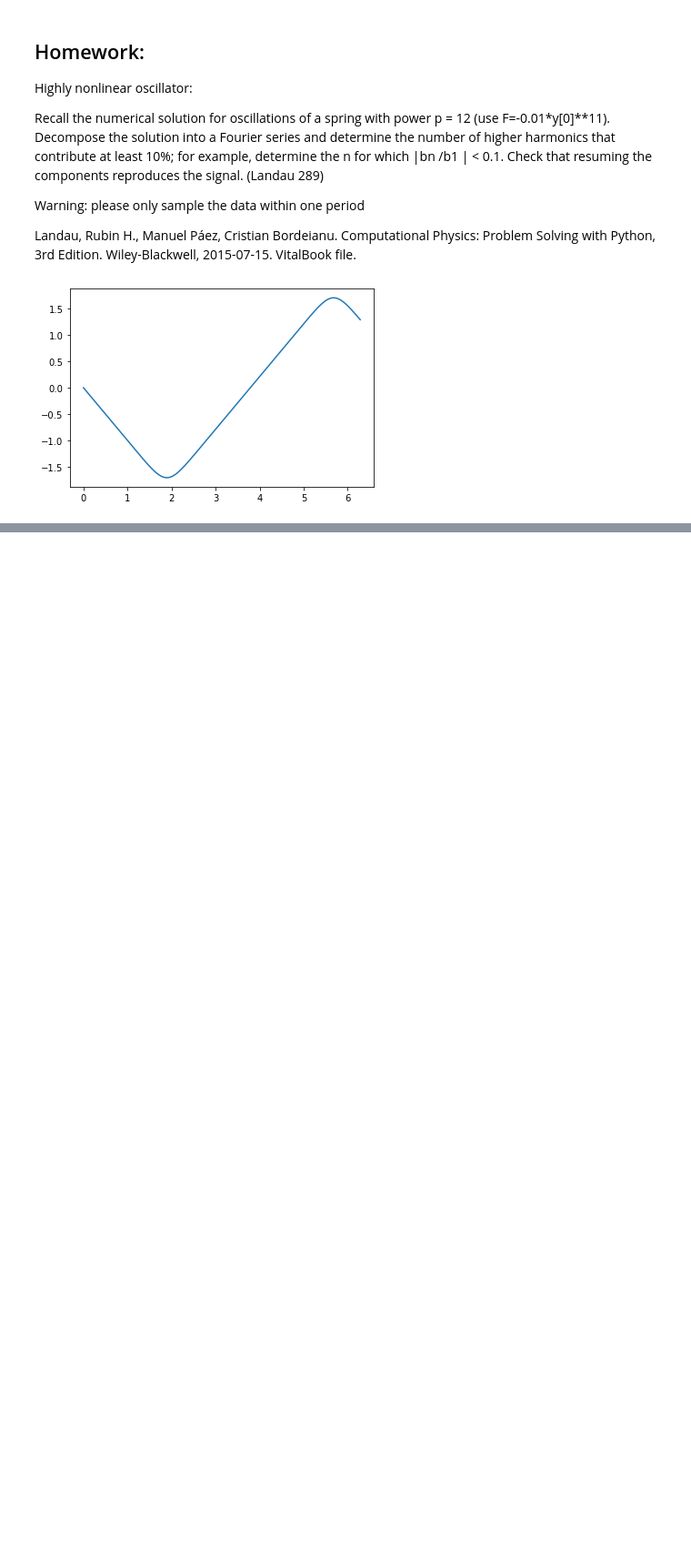
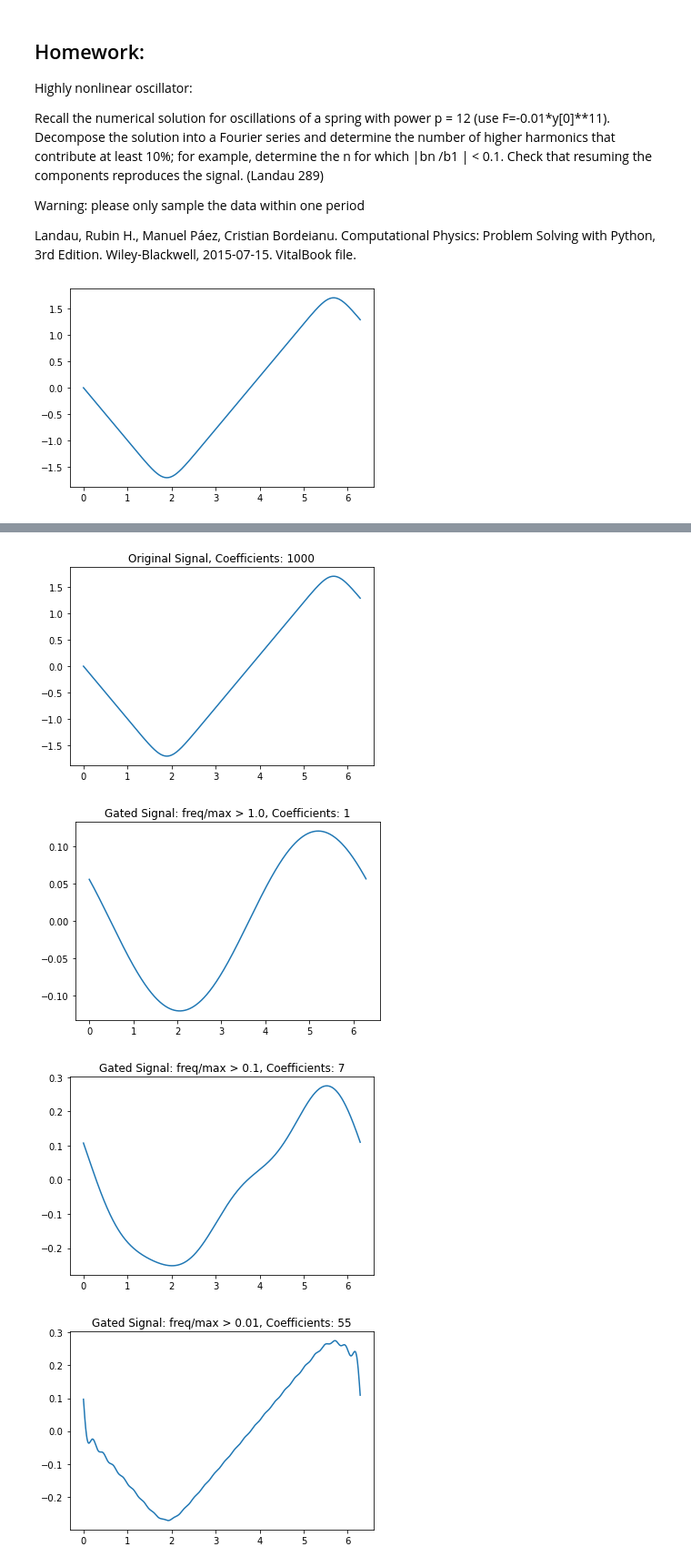
Before and after one commit to RASchauer/computational-physics-class-404-604-Spring-2021, a Jupyter notebook: Homework_Lect19-pre.ipynb, the cells around one changed output, grey strips where cells are left out. Shown: that part at 91% size. Drawn from its saved outputs; the diff is of its cells as text; code cells hidden in the pictures; blank space fills up the shorter version.

```diff
--- a/Homework_Lect19-pre.ipynb
+++ b/Homework_Lect19-pre.ipynb
@@ -151,0 +194,20 @@ Maximum Fourier coefficient: 303.31316803275837
+# %%
+count =dftz[abs(dftz)>0.0]
+plt.plot(xp,yp)
+plt.title(f"Original Signal, Coefficients: {len(count)}")
+plt.show()
+
+for i in arange(0,5):
+    gated_count=[]
+    vari_gated_dftz=dftz.copy()
+    vari_gated_dftz[abs(vari_gated_dftz)/fourier_coeff_max <= 1/10**i]=0
+    gated_count =vari_gated_dftz[abs(vari_gated_dftz)>0.0]
+    vari_gated_y = invfourier(vari_gated_dftz)
+    plt.plot(x, vari_gated_y)
+    plt.title(f"Gated Signal: freq/max > {1/(10**i)}, Coefficients: {len(gated_count)}")
+    plt.show()
+# %% [output]
+[figure, added]
+[figure, added]
+[figure, added]
+[figure, added]
```
Also changed, not shown: parts of 6 cells of this notebook.
